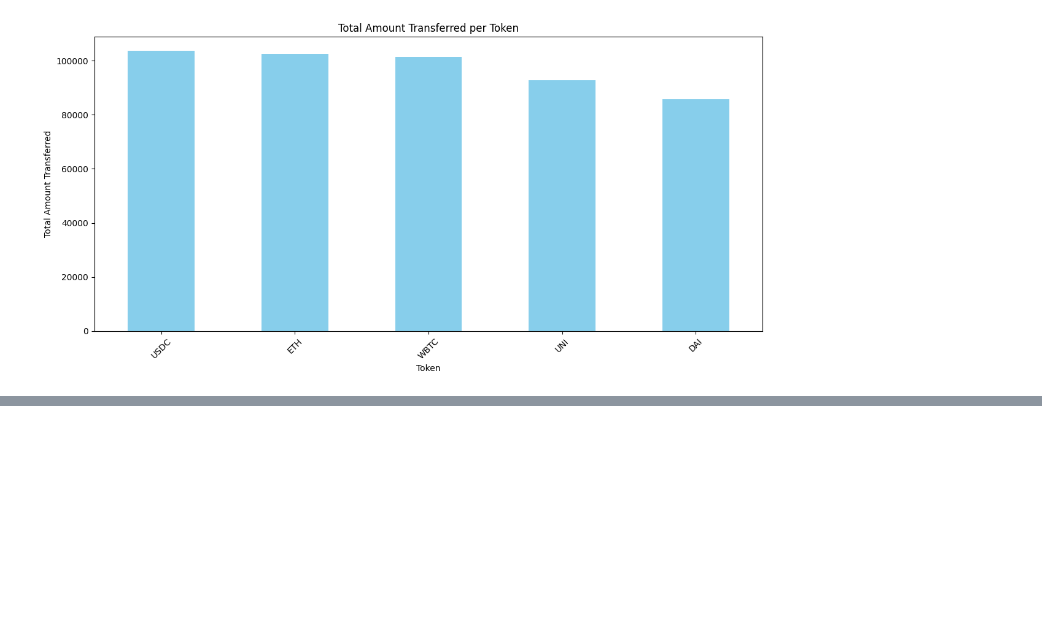
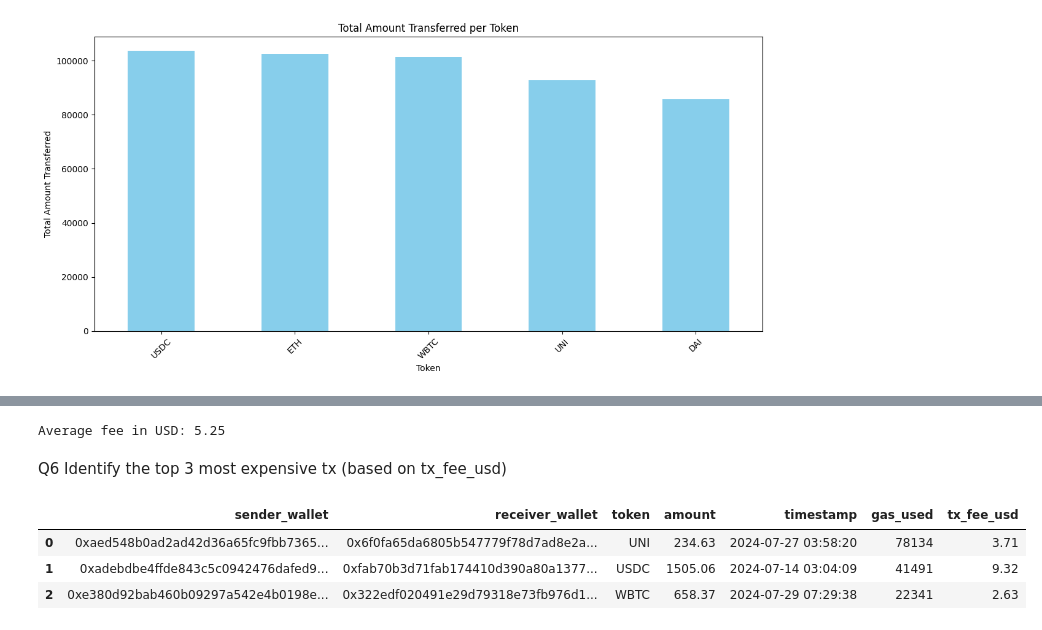
Before and after one commit to christian-obi/analyticsages-datacourse, a Jupyter notebook: assignment_data_manipulation.ipynb, the cells around one changed output, grey strips where cells are left out. Drawn from its saved outputs; the diff is of its cells as text; code cells hidden in the pictures; blank space fills up the shorter version.

```diff
--- a/assignment_data_manipulation.ipynb
+++ b/assignment_data_manipulation.ipynb
@@ -241,0 +295,15 @@ plt.show()
+# %%
+# calculate the average fee in USD using Numpy np.mean()
+average_fee_usd = np.mean(df['tx_fee_usd'])
+print(f"Average fee in USD: {average_fee_usd:.2f}")
+# %% [output]
+Average fee in USD: 5.25
+# %% [markdown]
+Q6 Identify the top 3 most expensive tx (based on tx_fee_usd)
+# %%
+df.head(3)
+# %% [output]
+|  | sender_wallet | receiver_wallet | token | amount | timestamp | gas_used | tx_fee_usd |
+| 0 | 0xaed548b0ad2ad42d36a65fc9fbb7365... | 0x6f0fa65da6805b547779f78d7ad8e2a... | UNI | 234.63 | 2024-07-27 03:58:20 | 78134 | 3.71 |
+| 1 | 0xadebdbe4ffde843c5c0942476dafed9... | 0xfab70b3d71fab174410d390a80a1377... | USDC | 1505.06 | 2024-07-14 03:04:09 | 41491 | 9.32 |
+| 2 | 0xe380d92bab460b09297a542e4b0198e... | 0x322edf020491e29d79318e73fb976d1... | WBTC | 658.37 | 2024-07-29 07:29:38 | 22341 | 2.63 |
```
Also changed, not shown: parts of 7 cells of this notebook.
